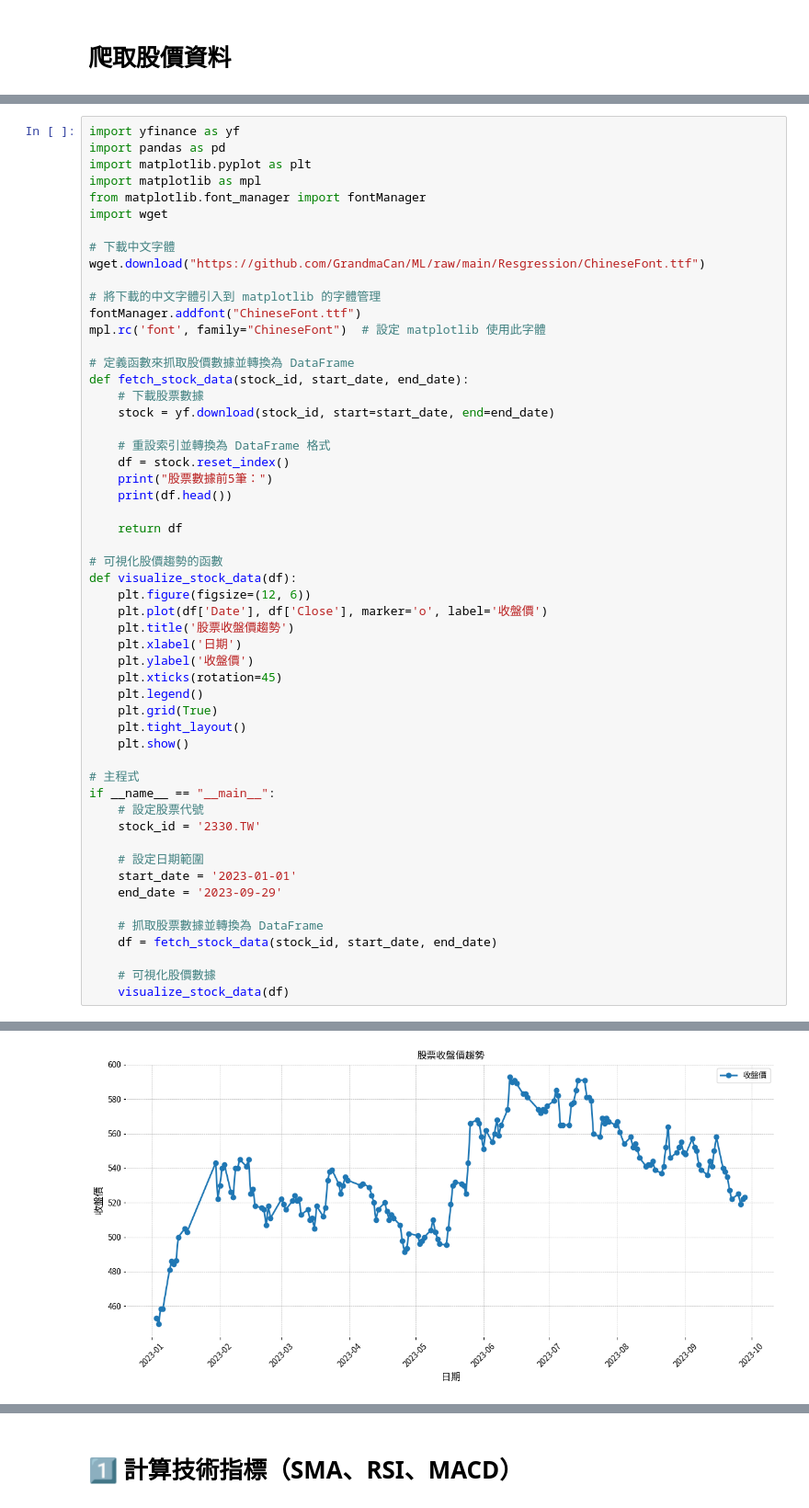
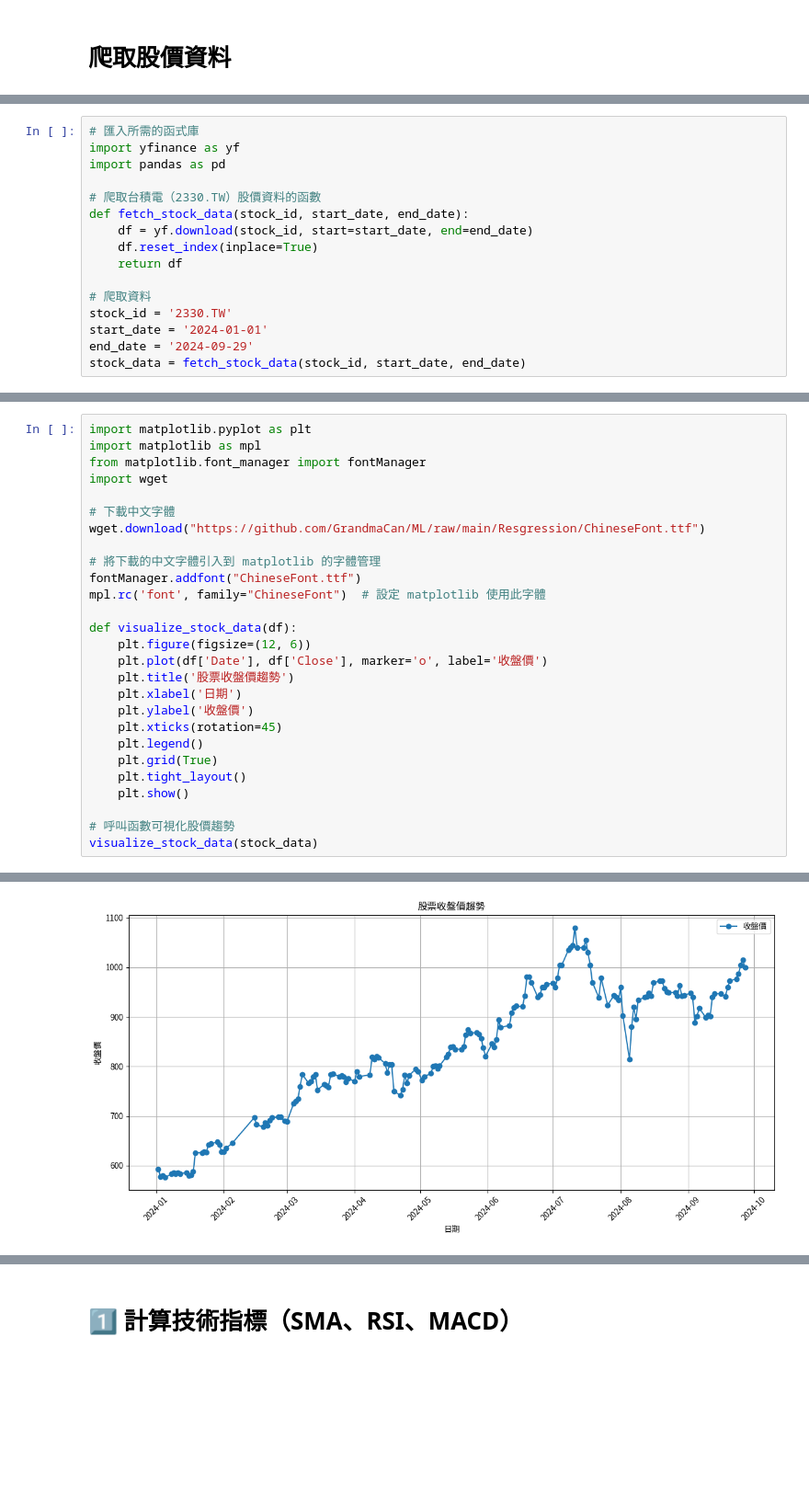
Before and after one commit to tsengcc2023/Financial-Big-Data-Analysis, a Jupyter notebook: week3.ipynb, the cells around one changed output, grey strips where cells are left out. Shown at 92% size. Cells and saved outputs as stored; diff of their text form; blank space fills up the shorter version.

```diff
--- a/week3.ipynb
+++ b/week3.ipynb
@@ -33,0 +43,16 @@ Requirement already satisfied: wget in /usr/local/lib/python3.10/dist-packages (
+# %%
+# 匯入所需的函式庫
+import yfinance as yf
+import pandas as pd
+
+# 爬取台積電（2330.TW）股價資料的函數
+def fetch_stock_data(stock_id, start_date, end_date):
+    df = yf.download(stock_id, start=start_date, end=end_date)
+    df.reset_index(inplace=True)
+    return df
+
+# 爬取資料
+stock_id = '2330.TW'
+start_date = '2024-01-01'
+end_date = '2024-09-29'
+stock_data = fetch_stock_data(stock_id, start_date, end_date)
@@ -34,6 +77,4 @@ Requirement already satisfied: wget in /usr/local/lib/python3.10/dist-packages (
 # %%
-import yfinance as yf
-import pandas as pd
 import matplotlib.pyplot as plt
 import matplotlib as mpl
 from matplotlib.font_manager import fontManager
@@ -46,19 +87,6 @@ wget.download("https://github.com/GrandmaCan/ML/raw/main/Resgression/ChineseFont
 fontManager.addfont("ChineseFont.ttf")
 mpl.rc('font', family="ChineseFont")  # 設定 matplotlib 使用此字體
 
-# 定義函數來抓取股價數據並轉換為 DataFrame
-def fetch_stock_data(stock_id, start_date, end_date):
-    # 下載股票數據
-    stock = yf.download(stock_id, start=start_date, end=end_date)
-
-    # 重設索引並轉換為 DataFrame 格式
-    df = stock.reset_index()
-    print("股票數據前5筆：")
-    print(df.head())
-
-    return df
-
-# 可視化股價趨勢的函數
 def visualize_stock_data(df):
     plt.figure(figsize=(12, 6))
     plt.plot(df['Date'], df['Close'], marker='o', label='收盤價')
@@ -71,18 +99,6 @@ def visualize_stock_data(df):
     plt.tight_layout()
     plt.show()
 
-# 主程式
-if __name__ == "__main__":
-    # 設定股票代號
-    stock_id = '2330.TW'
-
-    # 設定日期範圍
-    start_date = '2023-01-01'
-    end_date = '2023-09-29'
-
-    # 抓取股票數據並轉換為 DataFrame
-    df = fetch_stock_data(stock_id, start_date, end_date)
-
-    # 可視化股價數據
-    visualize_stock_data(df)
+# 呼叫函數可視化股價趨勢
+visualize_stock_data(stock_data)
 # %% [output]
@@ -97 +105 @@ if __name__ == "__main__":
-[figure, old version]
+[figure, new version]
```
Also changed, not shown: parts of 16 cells of this notebook.
